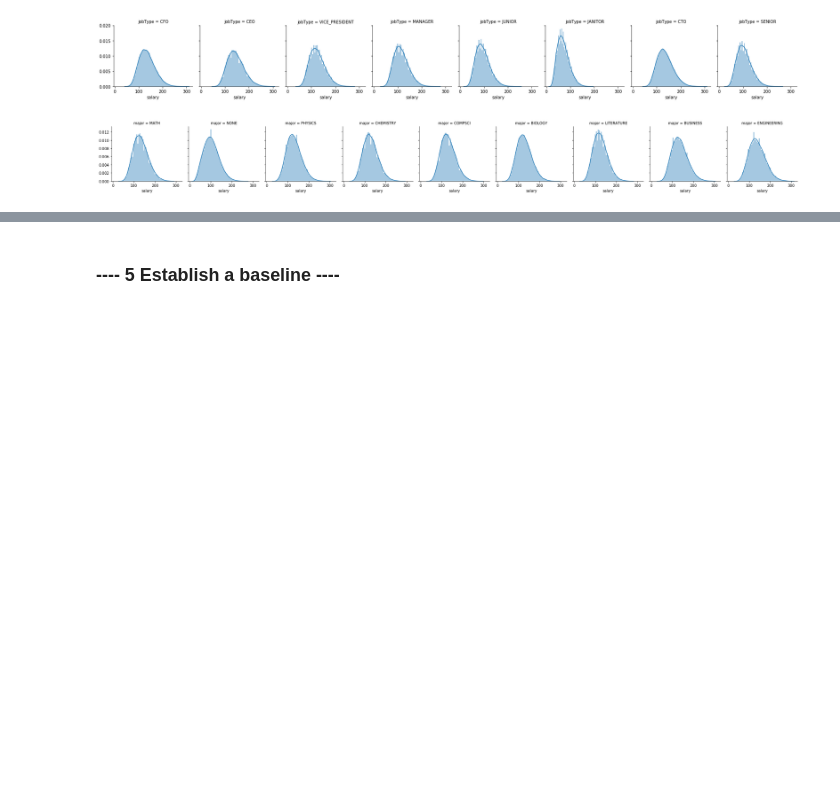
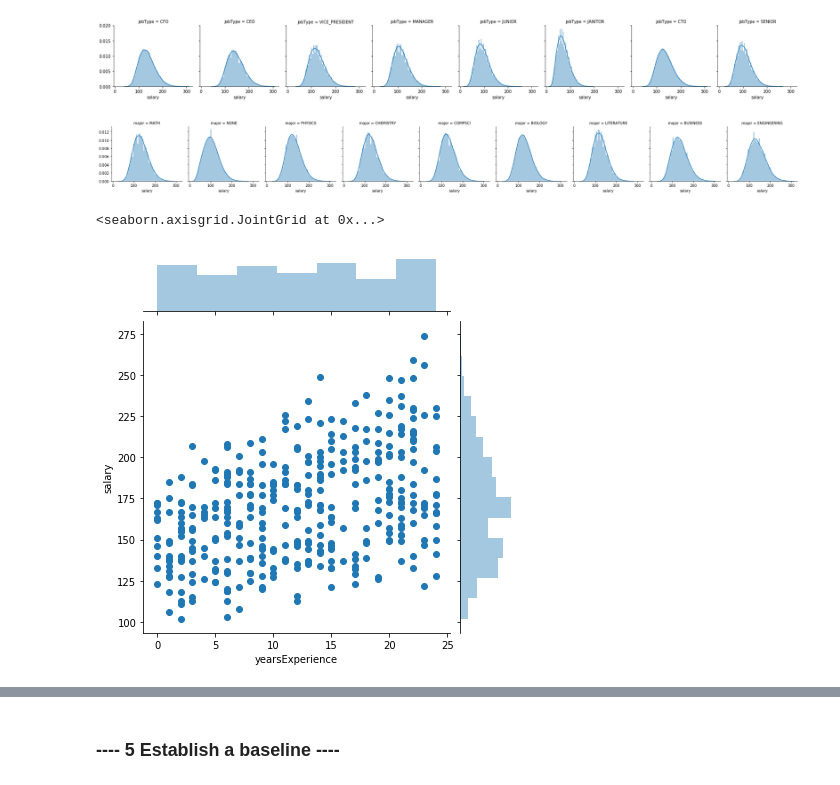
Before and after one commit to alexebe/salarypredictionportfolio, a Jupyter notebook: First Portfolio Project.ipynb, the cells around one changed output, grey strips where cells are left out. Cells and saved outputs as stored; diff of their text form; code cells hidden in the pictures; blank space fills up the shorter version.

```diff
--- a/First Portfolio Project.ipynb
+++ b/First Portfolio Project.ipynb
@@ -229,3 +230,9 @@ g = sns.FacetGrid(job_offers, col="major")
 g = g.map(sns.distplot, "salary").add_legend()
 # %% [output]
 [figure]
+# %%
+sd1 = job_offers.loc[(job_offers['jobType']=='CEO') & (job_offers['degree']=='MASTERS') & (job_offers['major']=='ENGINEERING') & (job_offers['industry']=='FINANCE'),:]
+sns.jointplot(x='yearsExperience',y='salary',data=sd1,kind='scatter')
+# %% [output]
+<seaborn.axisgrid.JointGrid at 0x...>
+[figure, added]
```
Also changed, not shown: parts of 20 cells of this notebook.
